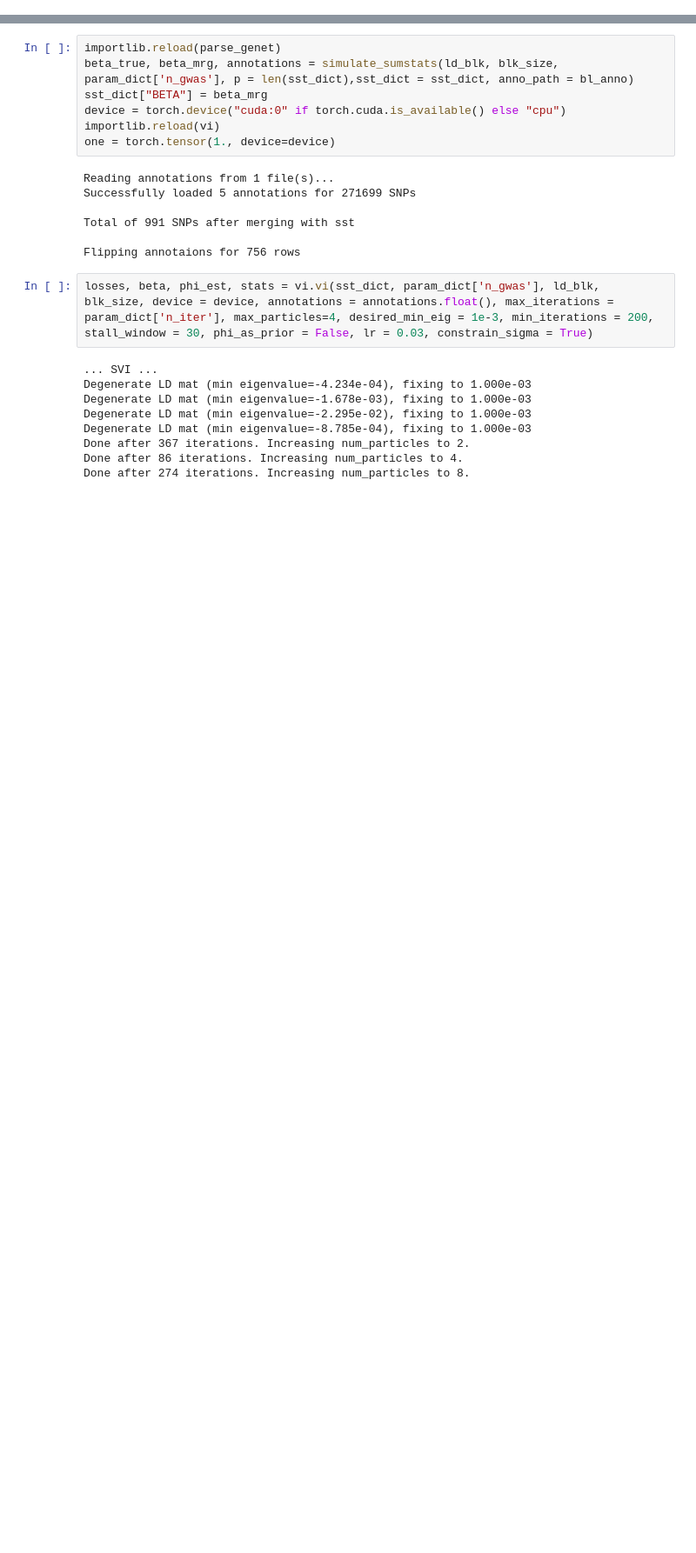
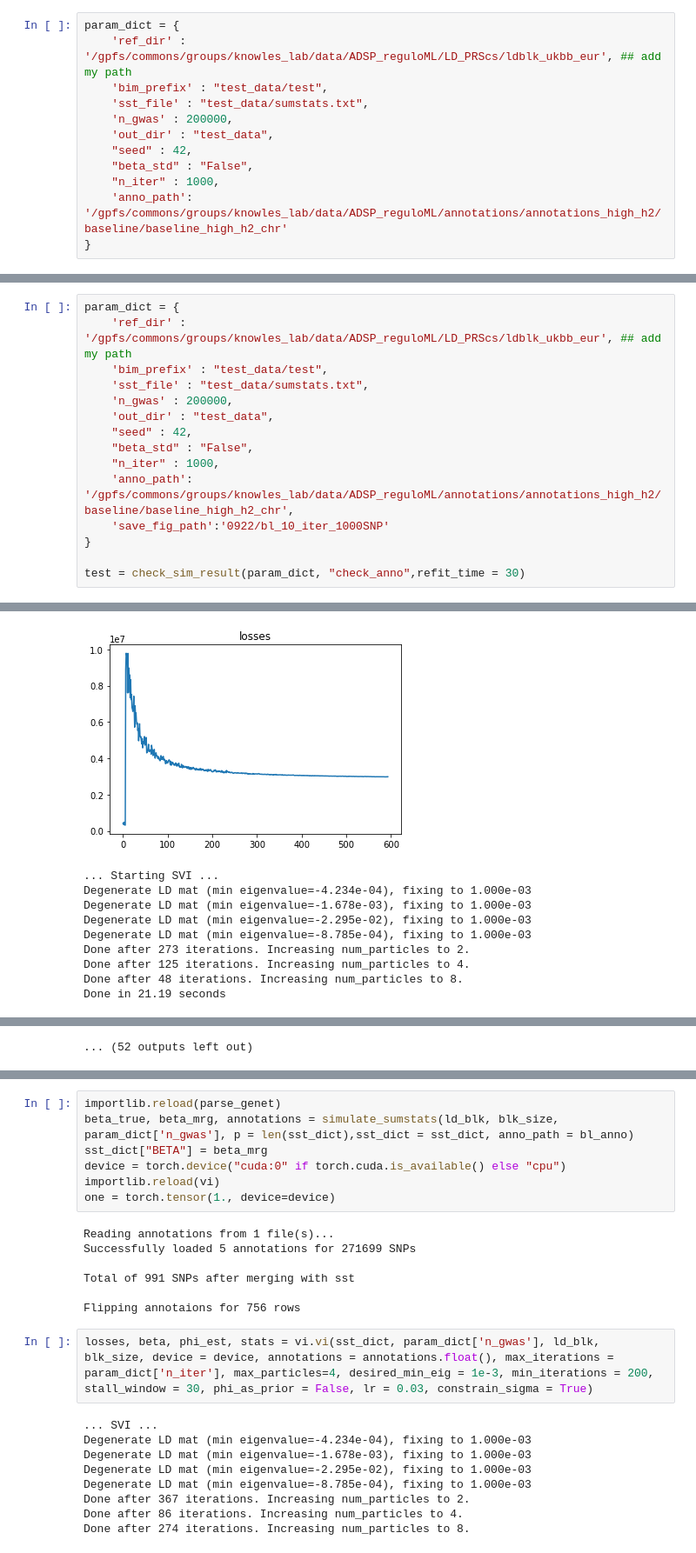
Before and after one commit to davidaknowles/casopr, a Jupyter notebook: simulation.ipynb, the cells around one changed output, grey strips where cells are left out. Shown at 87% size. Saved outputs shown, nothing was run; the diff lists cells and outputs as text; blank space fills up the shorter version.

Commit message:
refit model, finalized simulation

```diff
--- a/simulation.ipynb
+++ b/simulation.ipynb
@@ -23,2 +24,14 @@ import numpy as np
 import time
+# %%
+param_dict = {
+    'ref_dir' : '/gpfs/commons/groups/knowles_lab/data/ADSP_reguloML/LD_PRScs/ldblk_ukbb_eur', ## add my path
+    'bim_prefix' : "test_data/test",
+    'sst_file' : "test_data/sumstats.txt",
+    'n_gwas' : 200000,
+    'out_dir' : "test_data",
+    "seed" : 42,
+    "beta_std" : "False",
+    "n_iter" : 1000,
+    'anno_path': '/gpfs/commons/groups/knowles_lab/data/ADSP_reguloML/annotations/annotations_high_h2/baseline/baseline_high_h2_chr'
+}
 # %%
@@ -172,0 +147,16 @@ def simulate_sumstats(ld_blk, blk_size, n_gwas, p, sst_dict,prop_nz = 0.2, beta_
+# %%
+param_dict = {
+    'ref_dir' : '/gpfs/commons/groups/knowles_lab/data/ADSP_reguloML/LD_PRScs/ldblk_ukbb_eur', ## add my path
+    'bim_prefix' : "test_data/test",
+    'sst_file' : "test_data/sumstats.txt",
+    'n_gwas' : 200000,
+    'out_dir' : "test_data",
+    "seed" : 42,
+    "beta_std" : "False",
+    "n_iter" : 1000,
+    'anno_path': '/gpfs/commons/groups/knowles_lab/data/ADSP_reguloML/annotations/annotations_high_h2/baseline/baseline_high_h2_chr',
+    'save_fig_path':'0922/bl_10_iter_1000SNP'
+}
+
+test = check_sim_result(param_dict, "check_anno",refit_time = 30)
+# %% [output]
@@ -172,0 +183,10 @@ def simulate_sumstats(ld_blk, blk_size, n_gwas, p, sst_dict,prop_nz = 0.2, beta_
+[figure, added]
+... Starting SVI ...
+Degenerate LD mat (min eigenvalue=-4.234e-04), fixing to 1.000e-03
+Degenerate LD mat (min eigenvalue=-1.678e-03), fixing to 1.000e-03
+Degenerate LD mat (min eigenvalue=-2.295e-02), fixing to 1.000e-03
+Degenerate LD mat (min eigenvalue=-8.785e-04), fixing to 1.000e-03
+Done after 273 iterations. Increasing num_particles to 2.
+Done after 125 iterations. Increasing num_particles to 4.
+Done after 48 iterations. Increasing num_particles to 8.
+Done in 21.19 seconds
@@ -172,0 +234 @@ def simulate_sumstats(ld_blk, blk_size, n_gwas, p, sst_dict,prop_nz = 0.2, beta_
+... (52 outputs left out)
```
Also changed, not shown: parts of 9 cells of this notebook, 4 other files.
